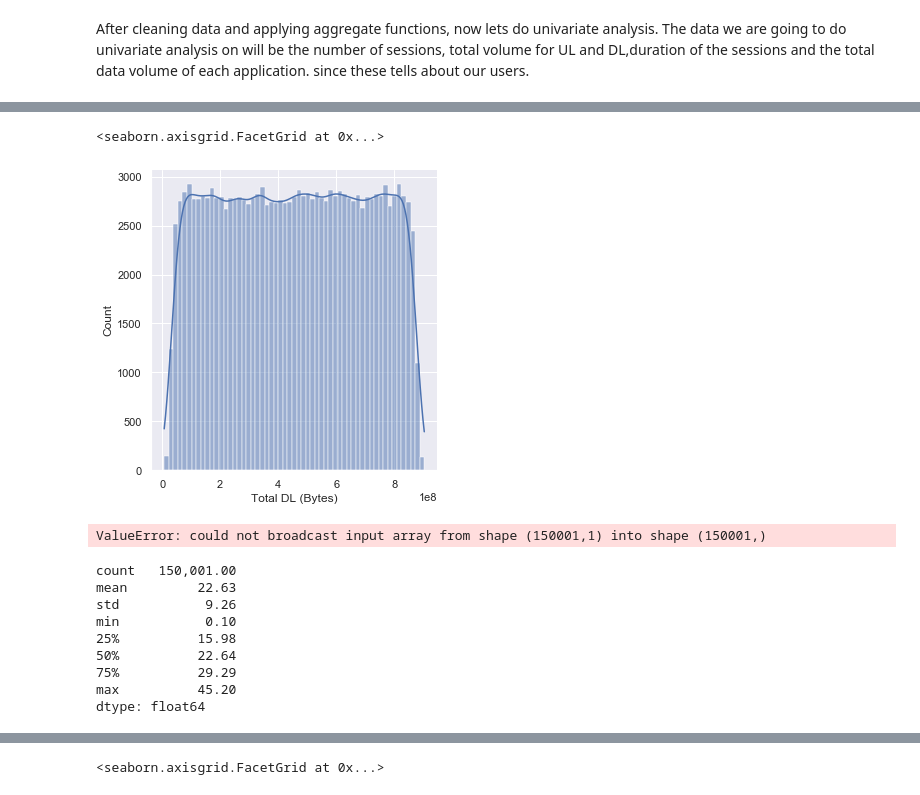
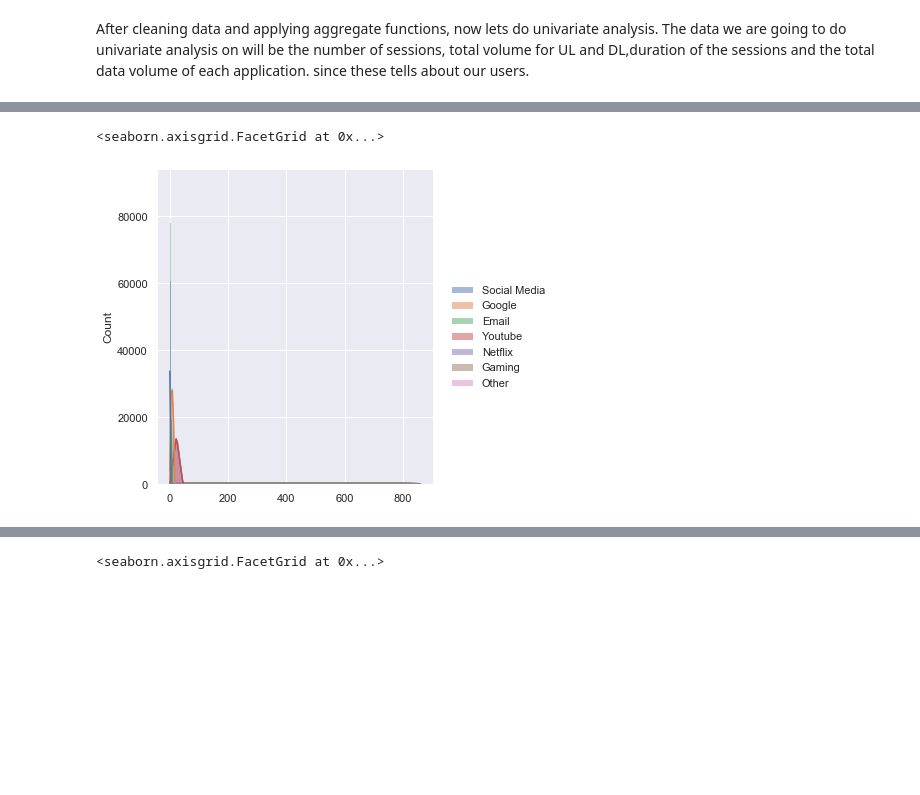
Before and after one commit to DiboraHaile/User-Analytics-in-the-Telecommunication-Industry, a Jupyter notebook: notebooks/dataunderstanding.ipynb, the cells around one changed output, grey strips where cells are left out. Saved outputs shown, nothing was run; the diff lists cells and outputs as text; code cells hidden in the pictures; blank space fills up the shorter version.

```diff
--- a/notebooks/dataunderstanding.ipynb
+++ b/notebooks/dataunderstanding.ipynb
@@ -387,0 +391,4 @@ univariate_nongraphical(total_dl)
+# %%
+# univariate non-graphical analysis of total volume of data in megabytes for each application
+total_vol_df =pd.DataFrame({app_name : convert_bytes_to_megabytes(df_new,app_name+' total volume (Bytes)') for app_name in app_names})
+univariate_nongraphical(total_vol_df)
@@ -397,24 +421,7 @@ sn.displot(data=missing_handled['Total UL (Bytes)'],  kde=True)
-# %%
-sn.displot(data=missing_handled['Total DL (Bytes)'],  kde=True)
-# %% [output]
-<seaborn.axisgrid.FacetGrid at 0x...>
-[figure, removed]
-# %%
-app_cols = [app_name+" total volume (Bytes)"]
-df_vol_total = find_total_volume(missing_handled)
-
-g= sn.catplot(x=, y=app_cols,data=)
-# %% [output]
-ValueError: could not broadcast input array from shape (150001,1) into shape (150001,)
-# %%
-netflix_total_vol.describe()
-# %% [output]
-count   150,001.00
-mean         22.63
-std           9.26
-min           0.10
-25%          15.98
-50%          22.64
-75%          29.29
-max          45.20
-dtype: float64
+# %%
+# univariate analysis of data volume of each application
+sn.displot(data=total_vol_df,  kde=True)
+# sn.catplot(data=total_vol_df, kind="bar")
+# %% [output]
+<seaborn.axisgrid.FacetGrid at 0x...>
+[figure, added]
```
Also changed, not shown: parts of 14 cells of this notebook.
